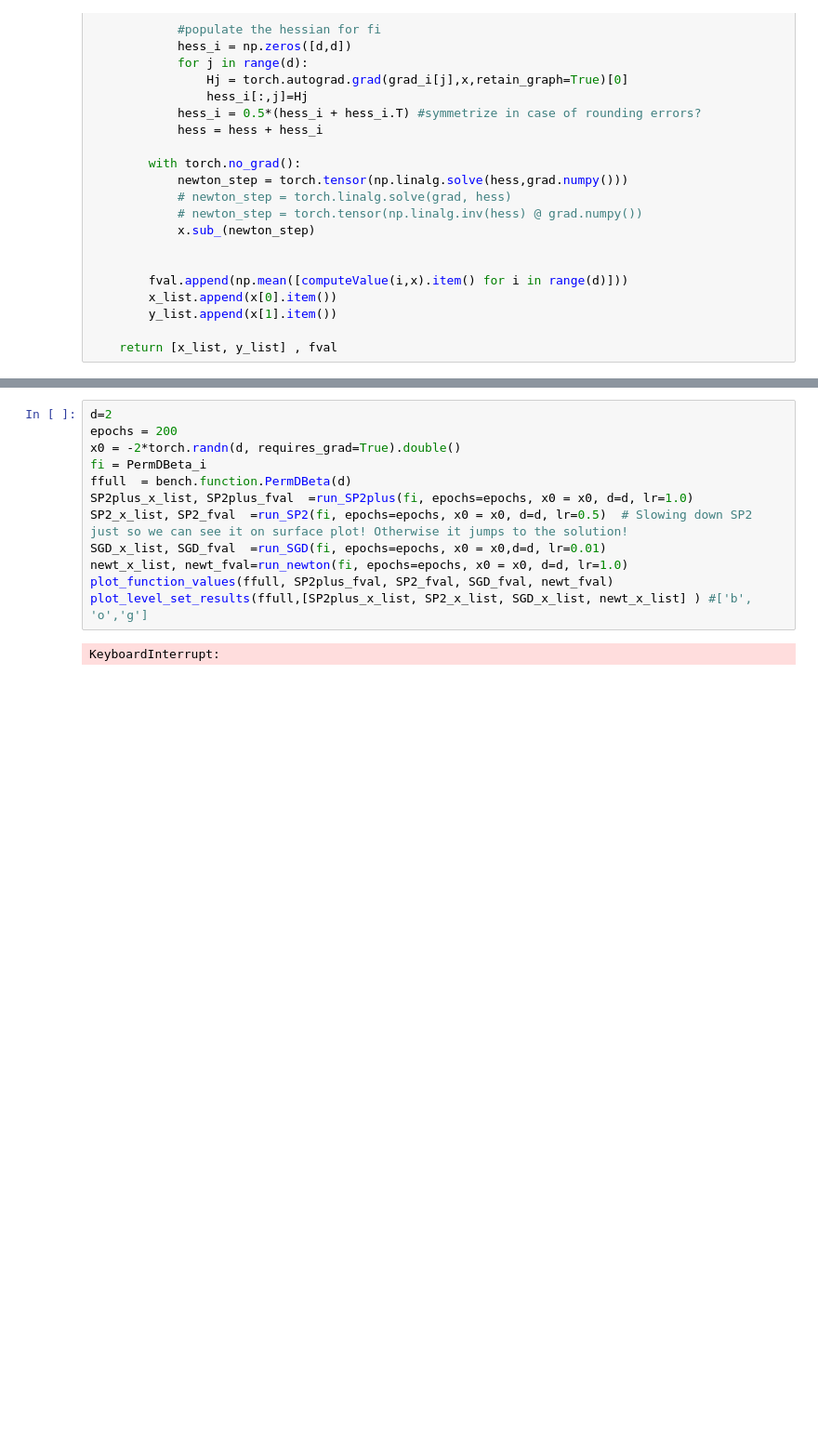
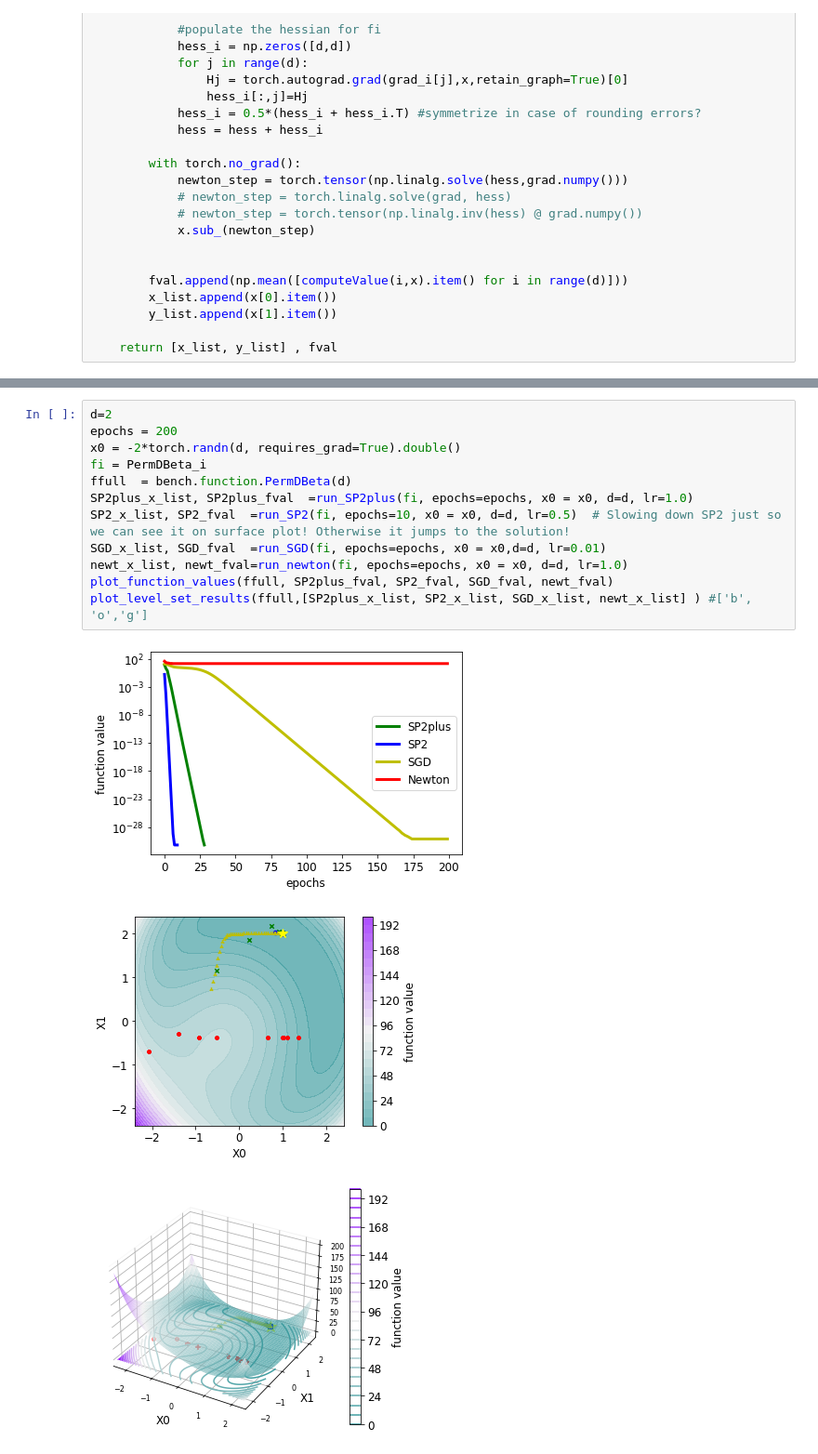
Before and after one commit to gowerrobert/sps_optimizers_with_martin_plots, a Jupyter notebook: 2D_examplesVisualization_rob_version.ipynb, the cells around one changed output, grey strips where cells are left out. Shown at 93% size. Saved outputs shown, nothing was run; the diff lists cells and outputs as text; blank space fills up the shorter version.

```diff
--- a/2D_examplesVisualization_rob_version.ipynb
+++ b/2D_examplesVisualization_rob_version.ipynb
@@ -273,17 +271,19 @@ plot_level_set_results(ffull,[SP2plus_x_list, SP2_x_list, SGD_x_list, newt_x_lis
 # %%
 d=2
 epochs = 200
 x0 = -2*torch.randn(d, requires_grad=True).double()
 fi = PermDBeta_i
 ffull  = bench.function.PermDBeta(d)
 SP2plus_x_list, SP2plus_fval  =run_SP2plus(fi, epochs=epochs, x0 = x0, d=d, lr=1.0)
-SP2_x_list, SP2_fval  =run_SP2(fi, epochs=epochs, x0 = x0, d=d, lr=0.5)  # Slowing down SP2 just so we can see it on surface plot! Otherwise it jumps to the solution!
+SP2_x_list, SP2_fval  =run_SP2(fi, epochs=10, x0 = x0, d=d, lr=0.5)  # Slowing down SP2 just so we can see it on surface plot! Otherwise it jumps to the solution!
 SGD_x_list, SGD_fval  =run_SGD(fi, epochs=epochs, x0 = x0,d=d, lr=0.01)
 newt_x_list, newt_fval=run_newton(fi, epochs=epochs, x0 = x0, d=d, lr=1.0)
 plot_function_values(ffull, SP2plus_fval, SP2_fval, SGD_fval, newt_fval)
 plot_level_set_results(ffull,[SP2plus_x_list, SP2_x_list, SGD_x_list, newt_x_list] ) #['b', 'o','g']
 # %% [output]
-KeyboardInterrupt:
+[figure, added]
+[figure, added]
+[figure, added]
 # %%
 d=2
 epochs = 200
```
Also changed, not shown: parts of 5 cells of this notebook.
